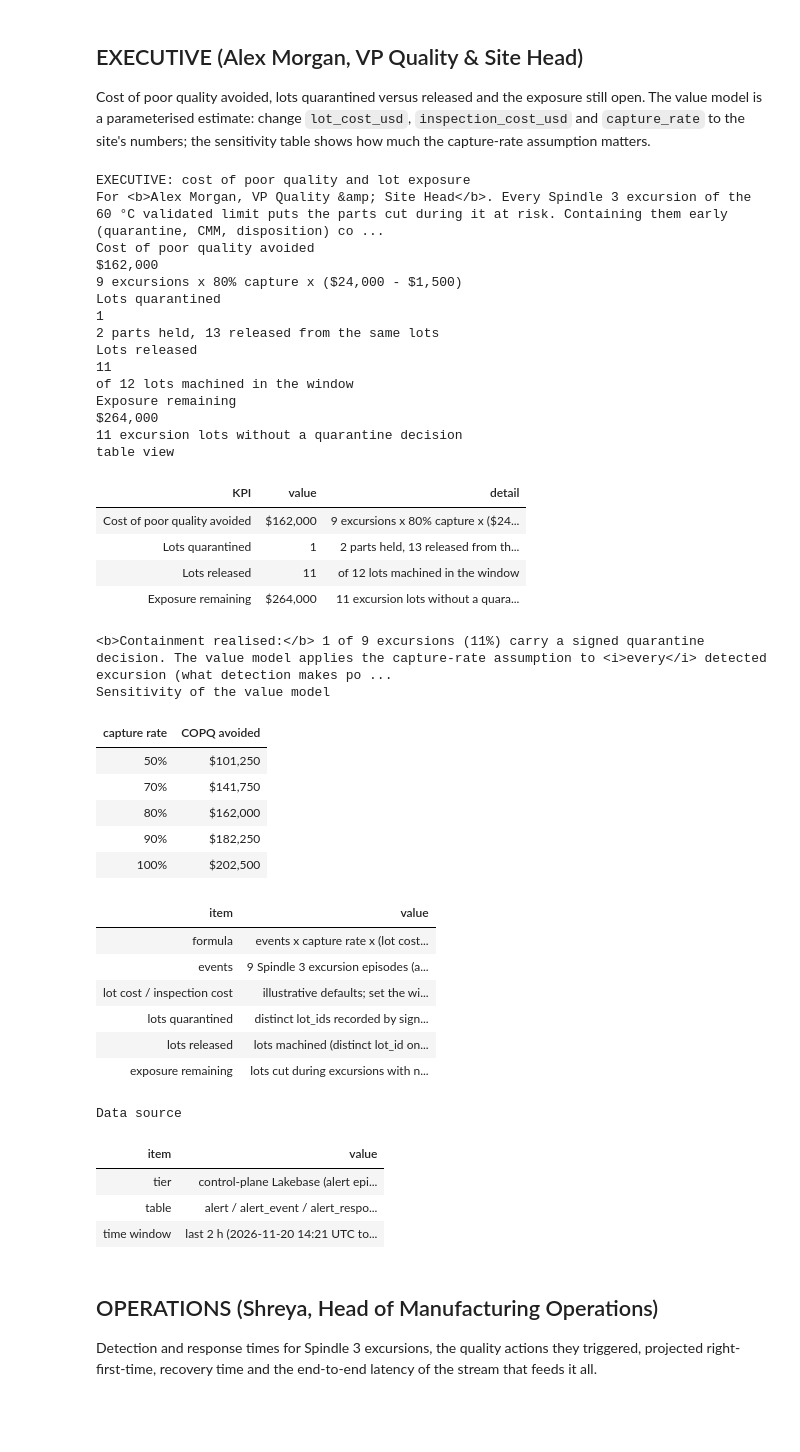
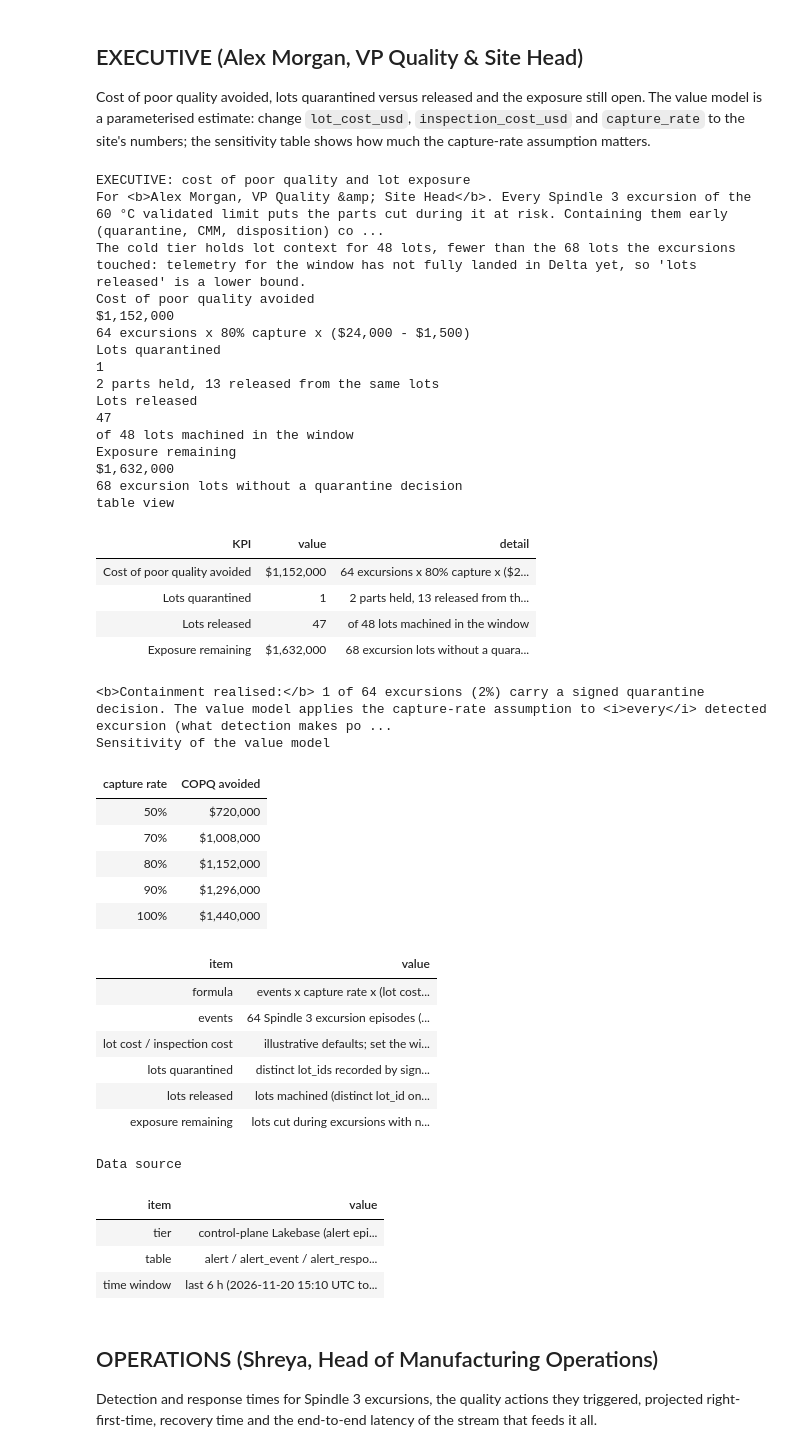
Before and after one commit to taran-dbx/pharma-digital-twin, a Jupyter notebook: usecases/medtech/medtech_kpis.ipynb, the cells around one changed output. Drawn from its saved outputs; the diff is of its cells as text; code cells hidden in the pictures; blank space fills up the shorter version.

```diff
--- a/usecases/medtech/medtech_kpis.ipynb
+++ b/usecases/medtech/medtech_kpis.ipynb
@@ -1856,6 +1894,10 @@ class SampleBackend:
             return list(self._responses)
         if name == "hot_latest":
             return [{"max_t": self.now - timedelta(seconds=2), "lag_s": 2.0}]
+        if name == "risk_events":
+            return _sample_risk_events(self)
+        if name == "ai_plans":
+            return _sample_ai_plans(self)
         raise Unavailable(f"NOT FOUND: sample backend has no Lakebase query {name!r}")
 
     # ── Unity Catalog ────────────────────────────────────────────────────────────────────
@@ -1891,6 +1933,41 @@ class SampleBackend:
             out.append({"timestamp": self.now - timedelta(seconds=5 * k), "e2e_p50": p50,
                         "e2e_p99": p50 * (1.5 + tail)})  # fmt: skip
         return out
+
+
+def _sample_risk_events(self: SampleBackend) -> list[dict[str, Any]]:
+    """One predicted episode per breach cycle, opening a few seconds to minutes ahead."""
+    rng = random.Random(11)
+    out = []
+    for e in self._events:
+        if e["event_type"] != "opened":
+            continue
+        lead = rng.choice((0.0, 1.0, 45.0, 90.0))
+        opened = e["created_at"] - timedelta(seconds=lead)
+        score = round(rng.uniform(0.5, 0.75), 2)
+        base = {"alert_id": "00000000-0000-4000-8000-000000000002", "model_version": "4",
+                "model_name": "sample_catalog.sample_schema.spindle_thermal_risk"}  # fmt: skip
+        out.append({**base, "event_type": "opened", "created_at": opened, "score": score,
+                    "scored_at": (opened - timedelta(seconds=8)).isoformat()})  # fmt: skip
+        out.append({**base, "event_type": "cleared", "created_at": opened + timedelta(seconds=90),
+                    "score": 0.1, "scored_at": opened.isoformat()})  # fmt: skip
+    return out
+
+
+def _sample_ai_plans(self: SampleBackend) -> list[dict[str, Any]]:
+    opened = [e for e in self._events if e["event_type"] == "opened"][-3:]
+    return [
+        {"plan_id": f"00000000-0000-4000-8000-00000000010{i}", "alert_id": e["alert_id"],
+         "rule_id": SPINDLE_RULE_ID, "requested_at": e["created_at"] + timedelta(seconds=40),
+         "status": "generated", "grounding_check": "pass" if i else "fail",
+         "endpoint": "sample-chat-endpoint", "model_version": "sample", "prompt_template_version": "v4",
+         "latency_ms": 18_000 + 1_000 * i, "prompt_tokens": 14_000, "completion_tokens": 3_500,
+         "grounding_rows": 50 + i, "steps": 6,
+         "summary": "Spindle 3 exceeded its validated limit; quarantine the parts at risk, open an NCR, "
+                    "request CMM and Spindle 3 maintenance.",
+         "applied": i == 2}
+        for i, e in reversed(list(enumerate(opened)))
+    ]  # fmt: skip
 # %% [markdown]
 ## Which pipeline is this?
 
@@ -2170,6 +2247,11 @@ def executive_section() -> None:
     except Exception as exc:
         prod, lots_made = {}, None
         blocks.append(note(f"Lot volume from telemetry: {failure_text(exc)}", "NA"))
+    touched = len(uncontained | facts["lots"])
+    if lots_made is not None and lots_made < touched:
+        blocks.append(note(f"The cold tier holds lot context for {lots_made} lots, fewer than the {touched} "
+                           "lots the excursions touched: telemetry for the window has not fully landed "
+                           "in Delta yet, so 'lots released' is a lower bound.", "WARN"))  # fmt: skip
     avoided = copq_avoided(events, PARAMS.capture_rate, PARAMS.lot_cost, PARAMS.inspection_cost)
     exposure = exposure_remaining(len(uncontained), PARAMS.lot_cost)
     released = None if lots_made is None else max(0, lots_made - len(facts["lots"]))
@@ -2202,54 +2284,55 @@ def executive_section() -> None:
         ("lot cost / inspection cost", "illustrative defaults; set the widgets to site values"),
         ("lots quarantined", "distinct lot_ids recorded by signed quarantine_lot decisions"),
         ("lots released", "lots machined (distinct lot_id on cnc_1_* readings) minus quarantined"),
         ("exposure remaining", "lots cut during excursions with no quarantine decision x lot cost"),
     ]))  # fmt: skip
     SUMMARY.extend([
         {"KPI": "COPQ avoided (model)", "value": f"${fmt_num(avoided, 0)}", "section": "executive"},
         {"KPI": "Lots quarantined / released",
          "value": f"{len(facts['lots'])} / {fmt_num(released, 0) if released is not None else '-'}",
          "section": "executive"},
         {"KPI": "Exposure remaining", "value": f"${fmt_num(exposure, 0)}", "section": "executive"},
     ])  # fmt: skip
     blocks.append(data_source_note(
         "control-plane Lakebase (alert episodes, signed decisions) + UC Delta (lot volume)",
         ["alert / alert_event / alert_response", PIPE.display()], WINDOW_TEXT))  # fmt: skip
     emit_html("".join(blocks))
 
 
 executive_section()
 # %% [output]
 EXECUTIVE: cost of poor quality and lot exposure
 For <b>Alex Morgan, VP Quality &amp; Site Head</b>. Every Spindle 3 excursion of the 60 °C validated limit puts the parts cut during it at risk. Containing them early (quarantine, CMM, disposition) co ...
+The cold tier holds lot context for 48 lots, fewer than the 68 lots the excursions touched: telemetry for the window has not fully landed in Delta yet, so 'lots released' is a lower bound.
 Cost of poor quality avoided
-$162,000
-9 excursions x 80% capture x ($24,000 - $1,500)
+$1,152,000
+64 excursions x 80% capture x ($24,000 - $1,500)
 Lots quarantined
 1
 2 parts held, 13 released from the same lots
 Lots released
-11
-of 12 lots machined in the window
+47
+of 48 lots machined in the window
 Exposure remaining
-$264,000
-11 excursion lots without a quarantine decision
+$1,632,000
+68 excursion lots without a quarantine decision
 table view
 | KPI | value | detail |
-| Cost of poor quality avoided | $162,000 | 9 excursions x 80% capture x ($24... |
+| Cost of poor quality avoided | $1,152,000 | 64 excursions x 80% capture x ($2... |
 | Lots quarantined | 1 | 2 parts held, 13 released from th... |
-| Lots released | 11 | of 12 lots machined in the window |
-| Exposure remaining | $264,000 | 11 excursion lots without a quara... |
+| Lots released | 47 | of 48 lots machined in the window |
+| Exposure remaining | $1,632,000 | 68 excursion lots without a quara... |
-<b>Containment realised:</b> 1 of 9 excursions (11%) carry a signed quarantine decision. The value model applies the capture-rate assumption to <i>every</i> detected excursion (what detection makes po ...
+<b>Containment realised:</b> 1 of 64 excursions (2%) carry a signed quarantine decision. The value model applies the capture-rate assumption to <i>every</i> detected excursion (what detection makes po ...
 Sensitivity of the value model
 | capture rate | COPQ avoided |
-| 50% | $101,250 |
-| 70% | $141,750 |
-| 80% | $162,000 |
-| 90% | $182,250 |
-| 100% | $202,500 |
+| 50% | $720,000 |
+| 70% | $1,008,000 |
+| 80% | $1,152,000 |
+| 90% | $1,296,000 |
+| 100% | $1,440,000 |
 | item | value |
 | formula | events x capture rate x (lot cost... |
-| events | 9 Spindle 3 excursion episodes (a... |
+| events | 64 Spindle 3 excursion episodes (... |
 | lot cost / inspection cost | illustrative defaults; set the wi... |
 | lots quarantined | distinct lot_ids recorded by sign... |
 | lots released | lots machined (distinct lot_id on... |
@@ -2258,7 +2341,7 @@ Data source
 | item | value |
 | tier | control-plane Lakebase (alert epi... |
 | table | alert / alert_event / alert_respo... |
-| time window | last 2 h (2026-11-20 14:21 UTC to... |
+| time window | last 6 h (2026-11-20 15:10 UTC to... |
 # %% [markdown]
 ## OPERATIONS (Shreya, Head of Manufacturing Operations)
 
```
Also changed, not shown: parts of 13 cells of this notebook, 2 other files.
